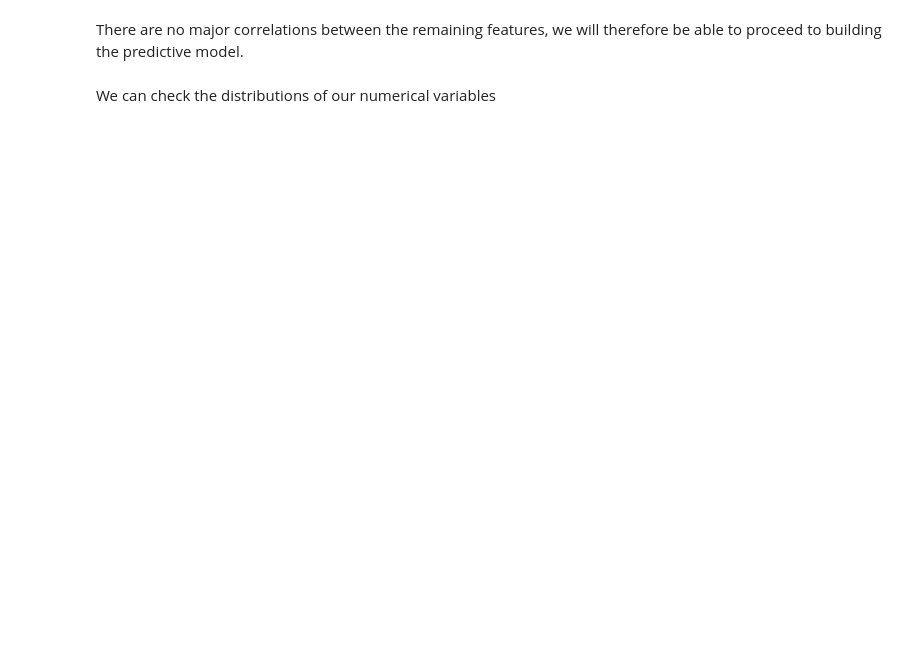
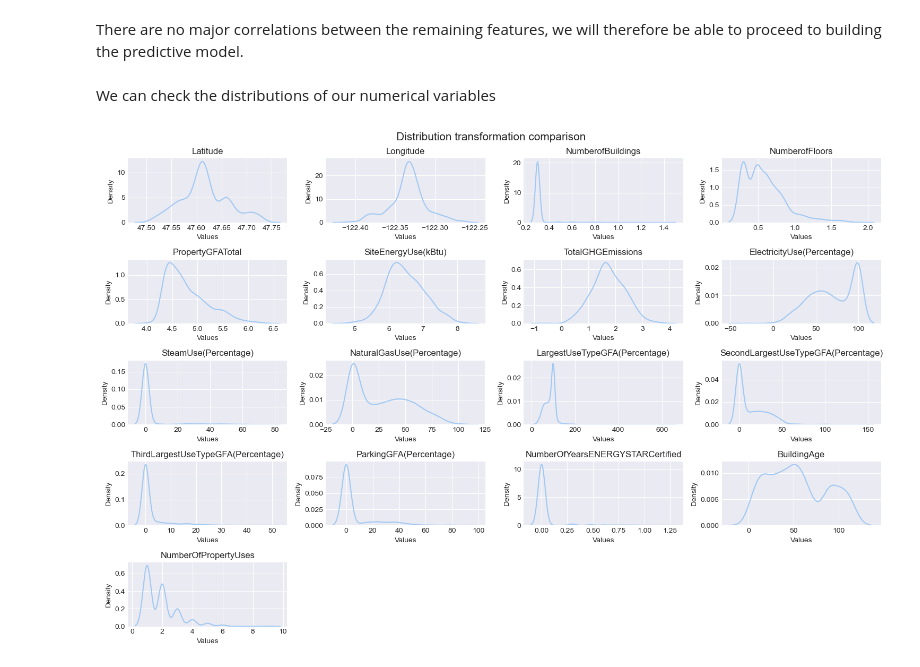
Before and after one commit to Dzov/DSP4, a Jupyter notebook: Haladjian_Amelie-Dzovinar_1_notebook_exploratoire_082023.ipynb, the cells around one changed output. Cells and saved outputs as stored; diff of their text form; code cells hidden in the pictures; blank space fills up the shorter version.

```diff
--- a/Haladjian_Amelie-Dzovinar_1_notebook_exploratoire_082023.ipynb
+++ b/Haladjian_Amelie-Dzovinar_1_notebook_exploratoire_082023.ipynb
@@ -1048,43 +964,32 @@ There are no major correlations between the remaining features, we will therefor
 # %% [markdown]
 We can check the distributions of our numerical variables
 # %%
-def kde_plots(compare=False, columns=None):
-    columns = columns if columns else data.select_dtypes(include=["number"]).columns
+def kde_plots():
+    columns = data.select_dtypes(include=["number"]).columns
     n_cols = 4
     n_rows = (len(columns) + n_cols - 1) // n_cols
 
     fig, axes = plt.subplots(n_rows, 4, figsize=(15, 10))
     for i, column in enumerate(columns):
         row_idx = i // n_cols
         col_idx = i % n_cols
         ax = axes[row_idx, col_idx]
 
-        if compare:
-            sns.kdeplot(
-                data[column + "Log"],
-                ax=ax,
-                label="Log Transformation",
-            )
-            sns.kdeplot(data[column + "Qt"], ax=ax, label="Quantile Transformation")
-            fig.legend(
-                labels=["Log Transformation", "Quantile Transformation"],
-            )
-        else:
-            sns.kdeplot(data[column], ax=ax)
+        sns.kdeplot(data[column], ax=ax)
 
         ax.set_title(f"{column}")
         ax.set_xlabel("Values")
         ax.set_ylabel("Density")
 
     if i + 1 < n_rows * n_cols:
         for j in range(i + 1, n_rows * n_cols):
             axes.flat[j].set_visible(False)
 
-    title = (
-        "Distribution transformation comparison"
-        if compare
-        else "Numerical feature distribution"
-    )
-    fig.suptitle(title, fontsize=15)
+    fig.suptitle("Distribution transformation comparison", fontsize=15)
     plt.tight_layout()
     plt.show()
+
+
+kde_plots()
+# %% [output]
+[figure, added]
```
Also changed, not shown: parts of 18 cells of this notebook, 3 other files.
